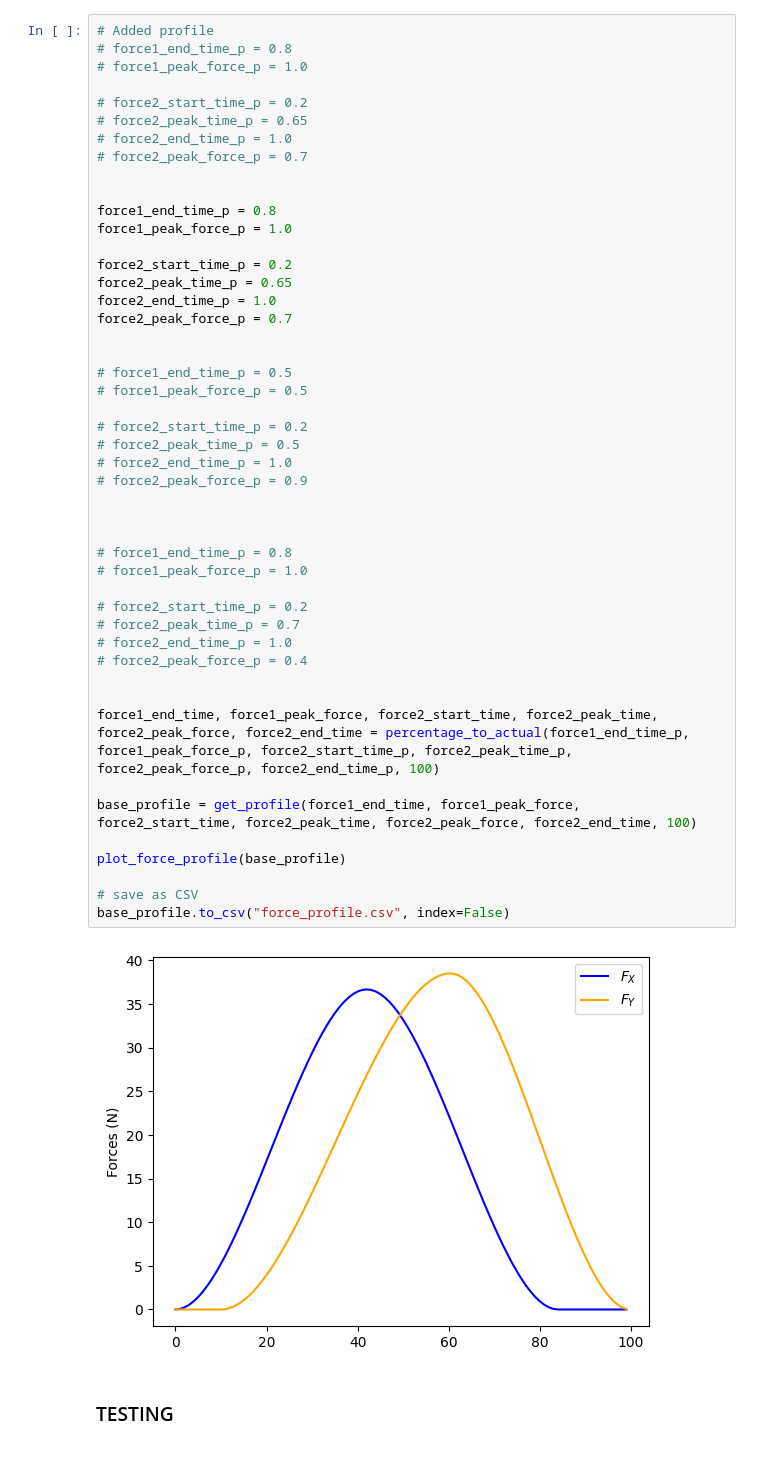
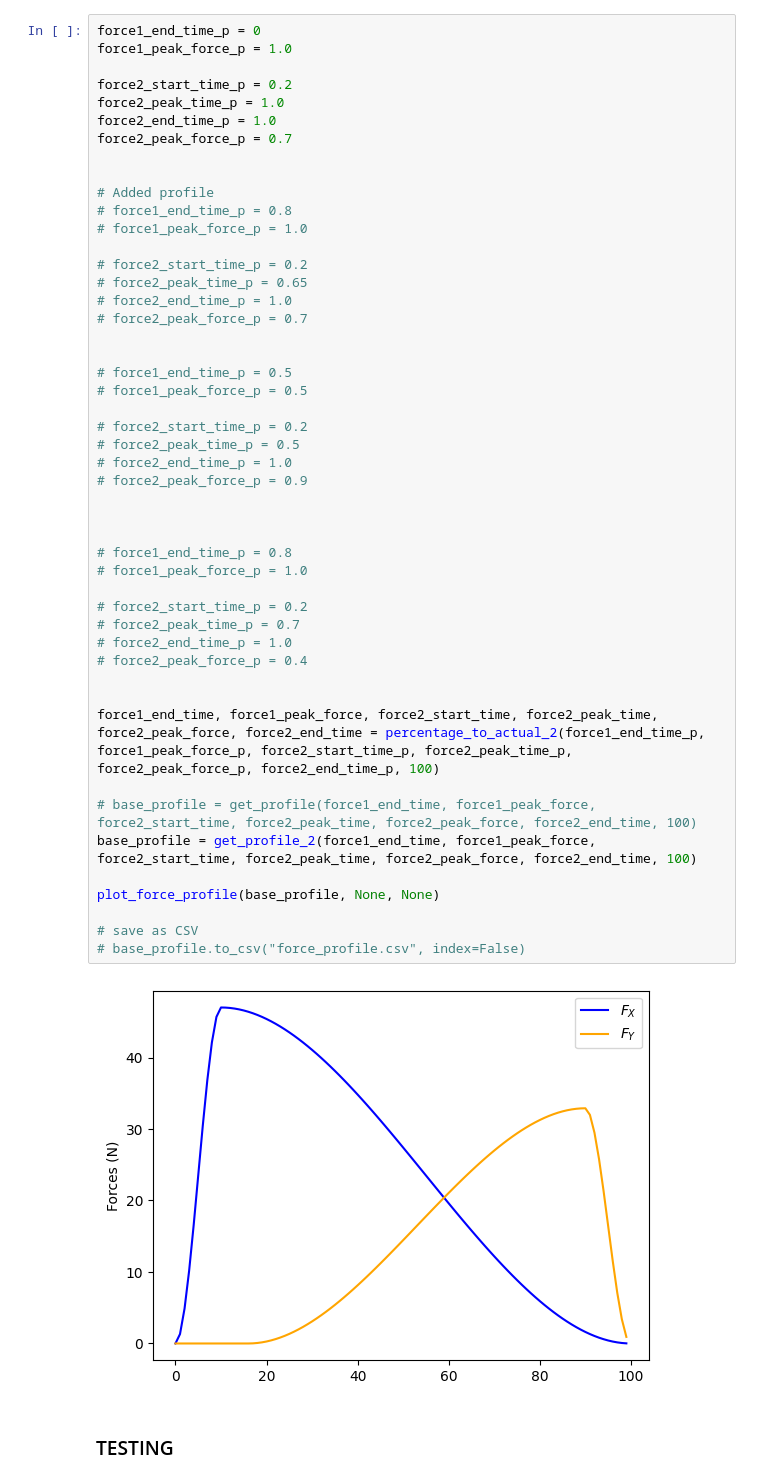
Before and after one commit to Harvard-Slade-Lab/assistive-arm, a Jupyter notebook: notebooks/parametrize_profiles.ipynb, the cells around one changed output. Cells and saved outputs as stored; diff of their text form.

```diff
--- a/notebooks/parametrize_profiles.ipynb
+++ b/notebooks/parametrize_profiles.ipynb
@@ -20,6 +21,15 @@ from assistive_arm.utils.parametrize_profiles_functions import *
 
 # This script was used to come up with the parametrization used in the bayesian optimization
 # %%
+force1_end_time_p = 0
+force1_peak_force_p = 1.0
+
+force2_start_time_p = 0.2
+force2_peak_time_p = 1.0
+force2_end_time_p = 1.0
+force2_peak_force_p = 0.7
+
+
 # Added profile
 # force1_end_time_p = 0.8
 # force1_peak_force_p = 1.0
@@ -27,47 +37,39 @@ from assistive_arm.utils.parametrize_profiles_functions import *
 # force2_start_time_p = 0.2
 # force2_peak_time_p = 0.65
 # force2_end_time_p = 1.0
 # force2_peak_force_p = 0.7
-
-
-force1_end_time_p = 0.8
-force1_peak_force_p = 1.0
-
-force2_start_time_p = 0.2
-force2_peak_time_p = 0.65
-force2_end_time_p = 1.0
-force2_peak_force_p = 0.7
 
 
 # force1_end_time_p = 0.5
 # force1_peak_force_p = 0.5
 
 # force2_start_time_p = 0.2
 # force2_peak_time_p = 0.5
 # force2_end_time_p = 1.0
 # force2_peak_force_p = 0.9
 
 
 
 # force1_end_time_p = 0.8
 # force1_peak_force_p = 1.0
 
 # force2_start_time_p = 0.2
 # force2_peak_time_p = 0.7
 # force2_end_time_p = 1.0
 # force2_peak_force_p = 0.4
 
 
-force1_end_time, force1_peak_force, force2_start_time, force2_peak_time, force2_peak_force, force2_end_time = percentage_to_actual(force1_end_time_p, force1_peak_force_p, force2_start_time_p, force2_peak_time_p, force2_peak_force_p, force2_end_time_p, 100)
+force1_end_time, force1_peak_force, force2_start_time, force2_peak_time, force2_peak_force, force2_end_time = percentage_to_actual_2(force1_end_time_p, force1_peak_force_p, force2_start_time_p, force2_peak_time_p, force2_peak_force_p, force2_end_time_p, 100)
 
-base_profile = get_profile(force1_end_time, force1_peak_force, force2_start_time, force2_peak_time, force2_peak_force, force2_end_time, 100)
+# base_profile = get_profile(force1_end_time, force1_peak_force, force2_start_time, force2_peak_time, force2_peak_force, force2_end_time, 100)
+base_profile = get_profile_2(force1_end_time, force1_peak_force, force2_start_time, force2_peak_time, force2_peak_force, force2_end_time, 100)
 
-plot_force_profile(base_profile)
+plot_force_profile(base_profile, None, None)
 
 # save as CSV
-base_profile.to_csv("force_profile.csv", index=False)
+# base_profile.to_csv("force_profile.csv", index=False)
 # %% [output]
-[figure, old version]
+[figure, new version]
 # %% [markdown]
 ### TESTING
 # %%
```
Also changed, not shown: parts of 5 cells of this notebook, 4 other files.
